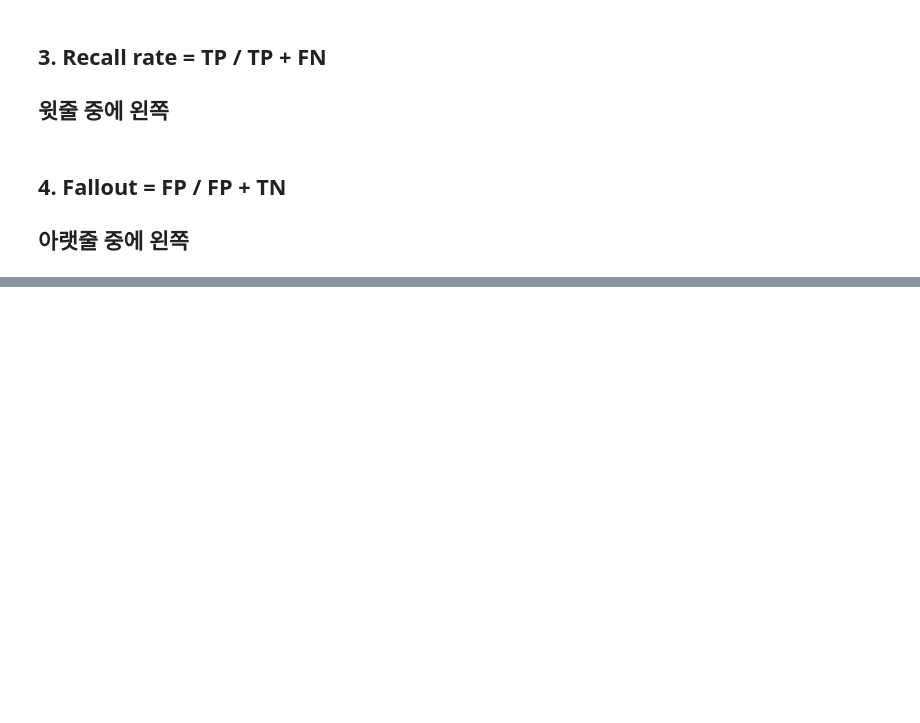
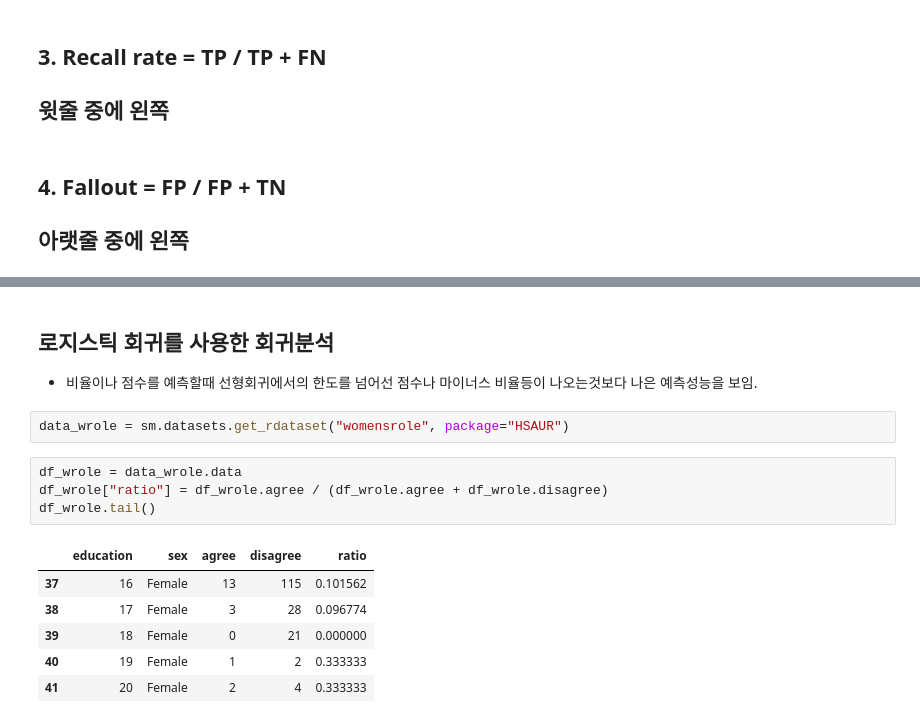
Before and after one commit to KIMS-Github/TIL_, a Jupyter notebook: math/Math_Test_1_2_3/Math_test_part3.ipynb, the cells around one changed output, grey strips where cells are left out. Saved outputs shown, nothing was run; the diff lists cells and outputs as text; blank space fills up the shorter version.

```diff
--- a/math/Math_Test_1_2_3/Math_test_part3.ipynb
+++ b/math/Math_Test_1_2_3/Math_test_part3.ipynb
@@ -152,0 +310,16 @@ array([[0, 2],
+# %% [markdown]
+## 로지스틱 회귀를 사용한 회귀분석
+- 비율이나 점수를 예측할때 선형회귀에서의 한도를 넘어선 점수나 마이너스 비율등이 나오는것보다 나은 예측성능을 보임.
+# %%
+data_wrole = sm.datasets.get_rdataset("womensrole", package="HSAUR")
+# %%
+df_wrole = data_wrole.data
+df_wrole["ratio"] = df_wrole.agree / (df_wrole.agree + df_wrole.disagree)
+df_wrole.tail()
+# %% [output]
+|  | education | sex | agree | disagree | ratio |
+| 37 | 16 | Female | 13 | 115 | 0.101562 |
+| 38 | 17 | Female | 3 | 28 | 0.096774 |
+| 39 | 18 | Female | 0 | 21 | 0.000000 |
+| 40 | 19 | Female | 1 | 2 | 0.333333 |
+| 41 | 20 | Female | 2 | 4 | 0.333333 |
```
Also changed, not shown: parts of 19 cells of this notebook.
